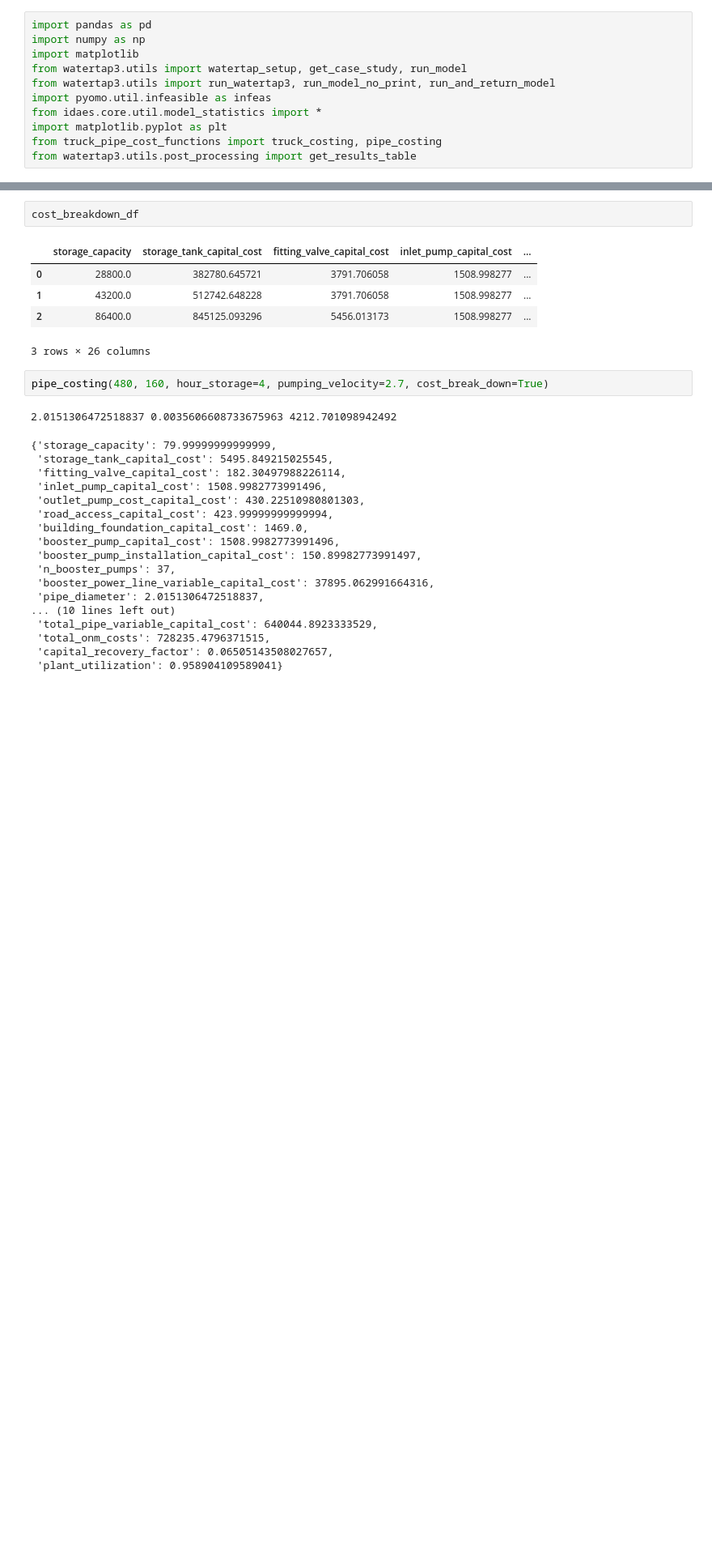
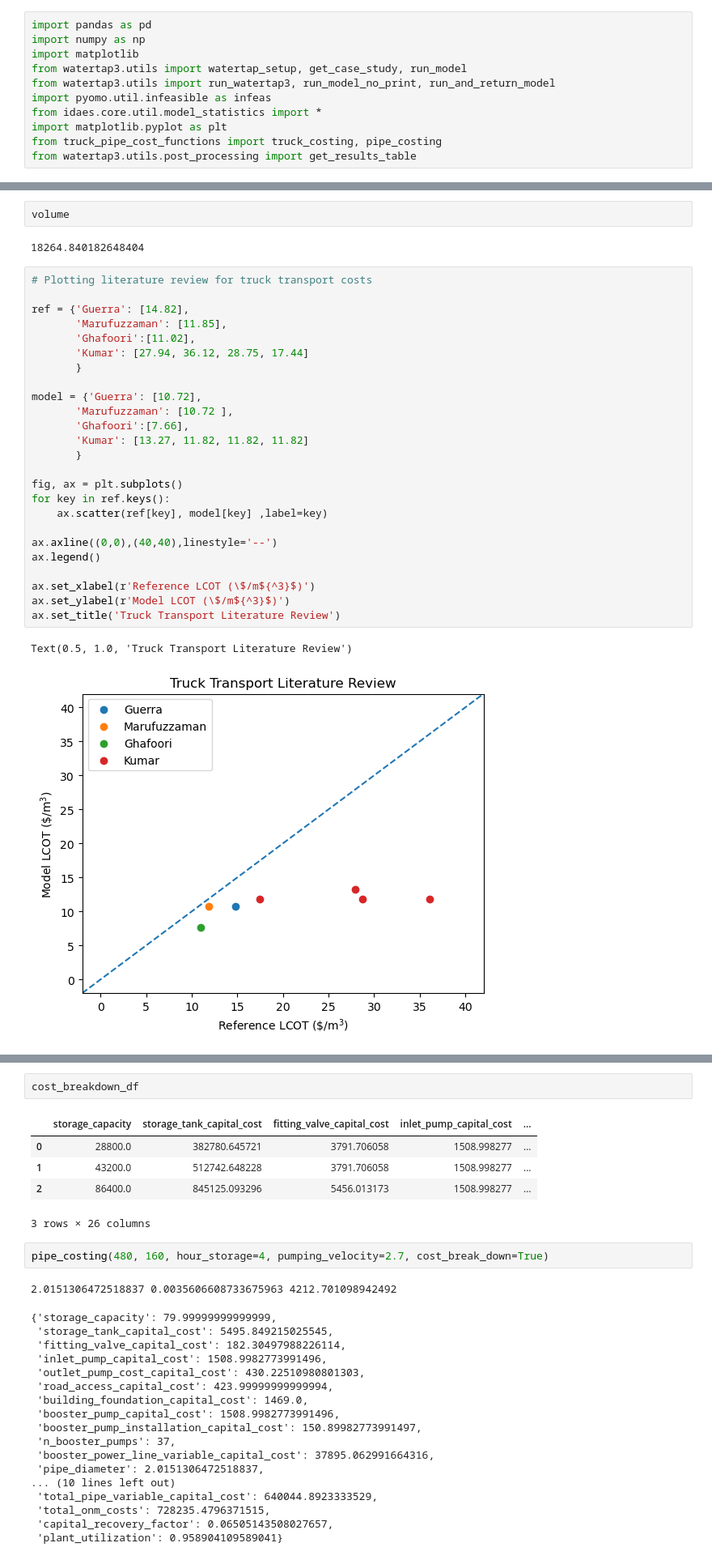
Before and after one commit to MuktaHardikar/WaterTAP3, a Jupyter notebook: watertap3/watertap3/transport-sensitivity.ipynb, the cells around one changed output, grey strips where cells are left out. Shown at 81% size. Saved outputs shown, nothing was run; the diff lists cells and outputs as text; blank space fills up the shorter version.

```diff
--- a/watertap3/watertap3/transport-sensitivity.ipynb
+++ b/watertap3/watertap3/transport-sensitivity.ipynb
@@ -12 +77,33 @@ from watertap3.utils.post_processing import get_results_table
+# %%
+volume
+# %% [output]
+18264.840182648404
+# %%
+# Plotting literature review for truck transport costs
+
+ref = {'Guerra': [14.82],
+       'Marufuzzaman': [11.85],
+       'Ghafoori':[11.02],
+       'Kumar': [27.94, 36.12, 28.75, 17.44]
+       }
+
+model = {'Guerra': [10.72],
+       'Marufuzzaman': [10.72 ],
+       'Ghafoori':[7.66],
+       'Kumar': [13.27, 11.82, 11.82, 11.82]
+       }
+
+fig, ax = plt.subplots()
+for key in ref.keys():
+    ax.scatter(ref[key], model[key] ,label=key)
+
+ax.axline((0,0),(40,40),linestyle='--')
+ax.legend()
+
+ax.set_xlabel(r'Reference LCOT (\$/m${^3}$)')
+ax.set_ylabel(r'Model LCOT (\$/m${^3}$)')
+ax.set_title('Truck Transport Literature Review')
+# %% [output]
+Text(0.5, 1.0, 'Truck Transport Literature Review')
+[figure, added]
 # %%
```
Also changed, not shown: parts of 5 cells of this notebook, 2 other files.
